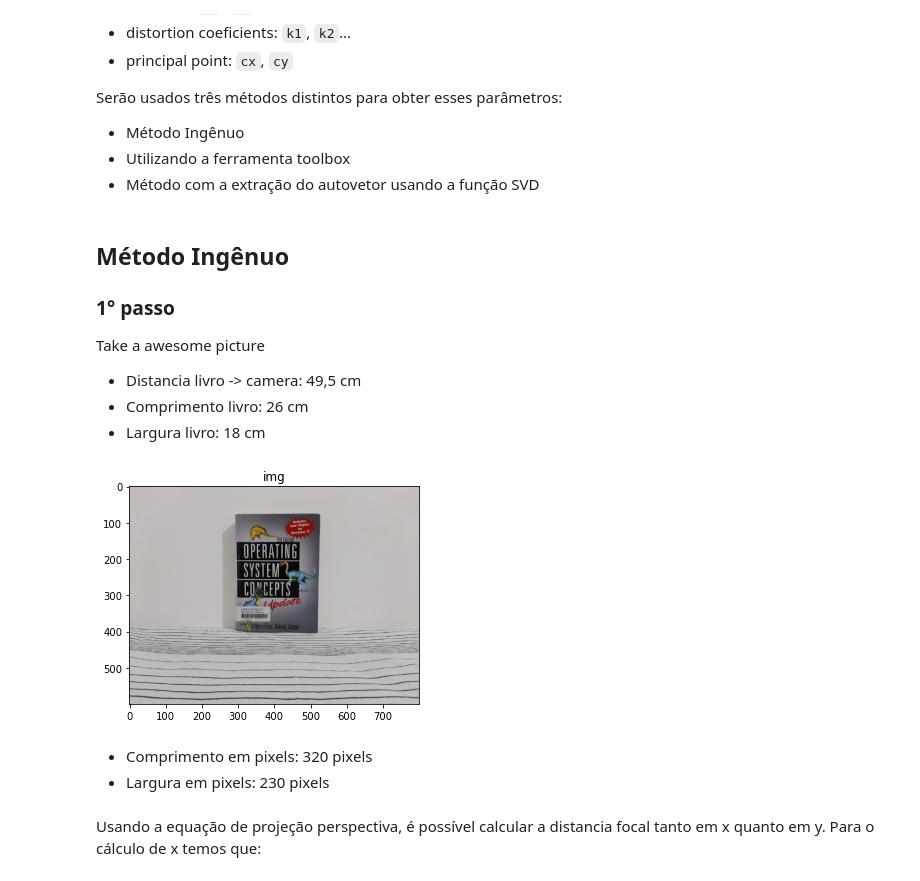
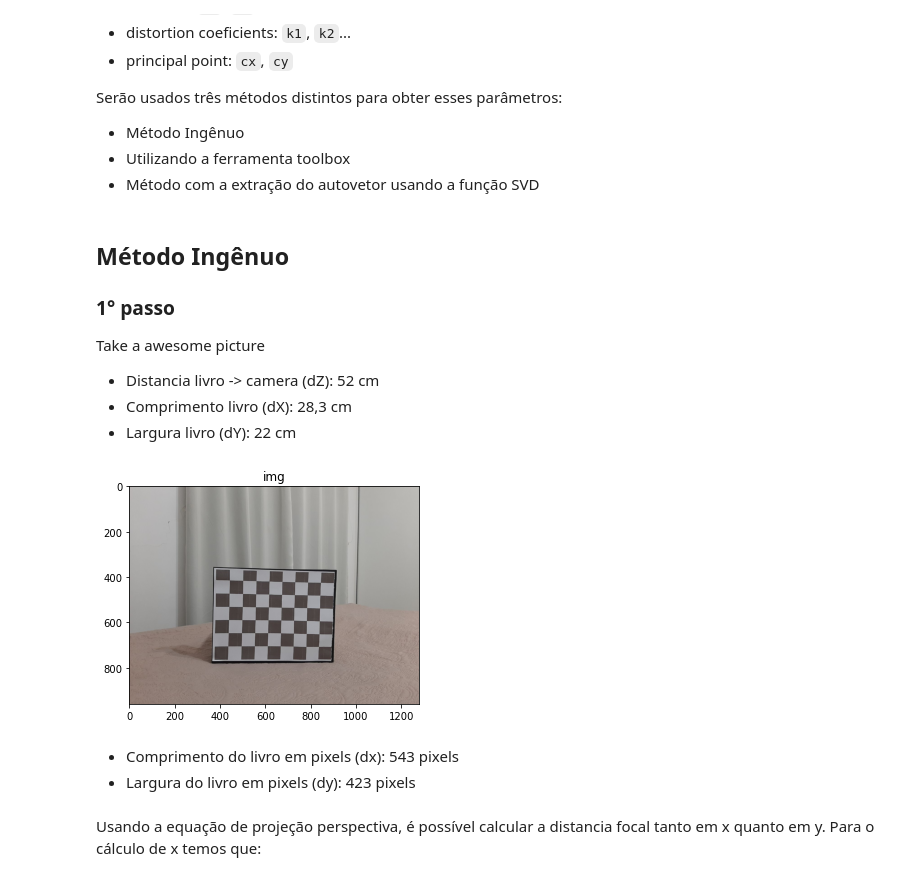
Before and after one commit to luiz-couto/camera-calibration, a Jupyter notebook: camera-calibration.ipynb, the cells around one changed output. Drawn from its saved outputs; the diff is of its cells as text; code cells hidden in the pictures.

```diff
--- a/camera-calibration.ipynb
+++ b/camera-calibration.ipynb
@@ -16,24 +16,24 @@ Serão usados três métodos distintos para obter esses parâmetros:
 ### 1° passo
 Take a awesome picture
 
-* Distancia livro -> camera: 49,5 cm
-* Comprimento livro: 26 cm
-* Largura livro: 18 cm
+* Distancia livro -> camera (dZ): 52 cm
+* Comprimento livro (dX): 28,3 cm
+* Largura livro (dY): 22 cm
 # %%
 from matplotlib import pyplot as plt
 import cv2
 
-img = cv2.imread('img.jpeg')
+img = cv2.imread('img2.jpg')
 RGB_im = cv2.cvtColor(img, cv2.COLOR_BGR2RGB)
 
 plt.imshow(RGB_im)
 plt.title('img')
 plt.show()
 # %% [output]
-[figure, old version]
+[figure, new version]
 # %% [markdown]
-* Comprimento em pixels: 320 pixels
-* Largura em pixels: 230 pixels
+* Comprimento do livro em pixels (dx): 543 pixels
+* Largura do livro em pixels (dy): 423 pixels
 # %% [markdown]
 Usando a equação de projeção perspectiva, é possível calcular a distancia focal tanto em x quanto em y. Para o cálculo de x temos que:
 # %%
```
Also changed, not shown: parts of 15 cells of this notebook, 15 other files.
